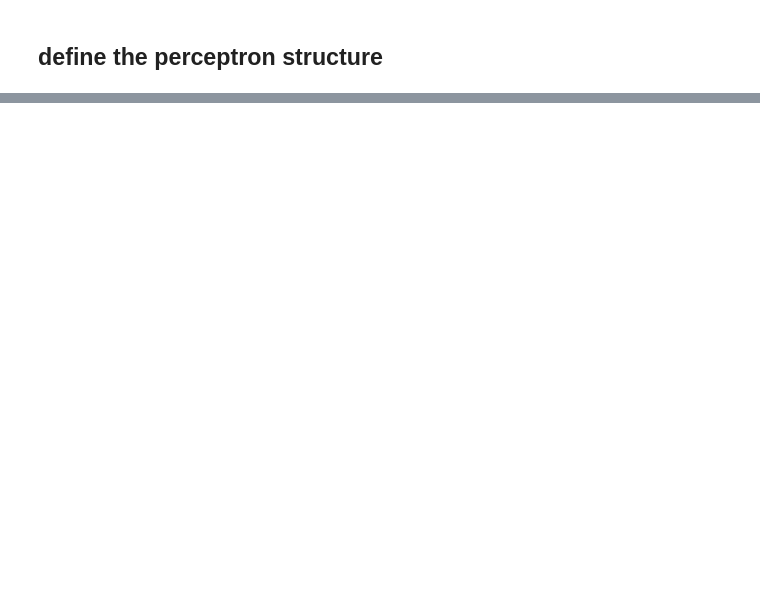
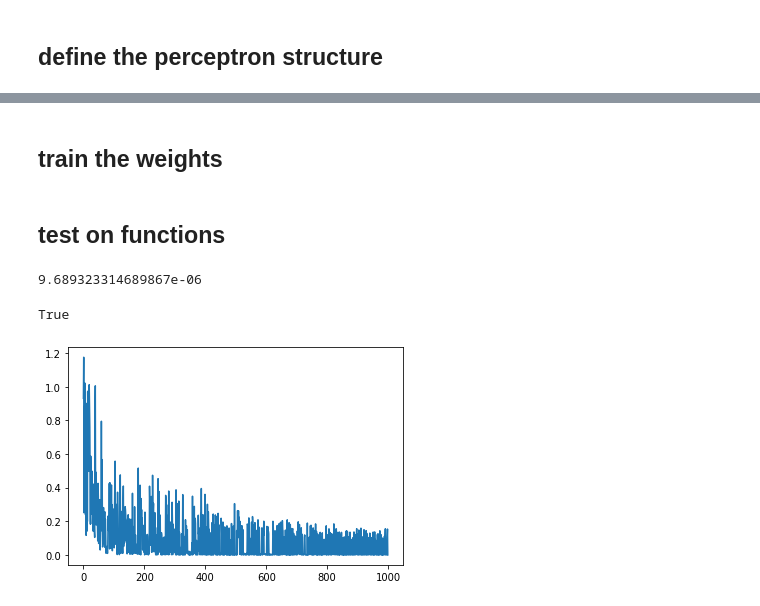
Before and after one commit to samsja/neural_net_educational_framewrok, a Jupyter notebook: linear_separability.ipynb, the cells around one changed output, grey strips where cells are left out. Drawn from its saved outputs; the diff is of its cells as text; code cells hidden in the pictures; blank space fills up the shorter version.

```diff
--- a/linear_separability.ipynb
+++ b/linear_separability.ipynb
@@ -32,2 +19,4 @@ array([[-1.,  1., -1., -1., -1.,  1.,  1.,  1., -1., -1., -1.,  1.,  1.,
+# %%
+test_output = np.array( [1, 1, 1, 1, 1, 1, -1, -1, 1, 1, 1, 1, 1, -1, 1, -1] )
 # %% [markdown]
 ## define the perceptron structure
@@ -67,13 +52,10 @@ class Perceptron:
 
 
     def activate(self,x):
-        if not(x.shape== (self.n,)):
-            raise ValueError(f"input values should be of shape ({self.n},) but it is {x.shape}")
-
-        return self.activation_function(self.w@x + self.b)
+        return self.activation_function(self.w.T@x + self.b)
 
     def derivate(self,x):
-        return self.derivate_activation_function(self.w@x + self.b)
+        return self.derivate_activation_function(self.w.T@x + self.b)
 # %%
 activation_func = lambda x : np.tanh(x/2)
 # %%
@@ -93,12 +75,15 @@ neuron.derivate(outputs[0])
 # %%
 def energy_func(p,inputs,real_value):
-    return (((p.activate(inputs)-real_value)**2)/2).sum()
+    return (((p.activate(inputs)-real_value)**2)/2).mean()
 
 def grad_enery(p,inputs,real_value):
 
-    grad_w = 2*(p.activate(inputs)-real_value)*inputs*p.derivate(inputs)
+    grad_w = 2*((p.activate(inputs)-real_value)/2)*inputs*p.derivate(inputs)
 
-    grad_b = 2*(p.activate(inputs)-real_value)*p.derivate(inputs)
+    grad_b = 2*((p.activate(inputs)-real_value)/2)*p.derivate(inputs)
 
-    return grad_w,grad_b
+    if len(grad_w.shape) > 1:
+        return np.concatenate((grad_w,np.expand_dims(grad_b,axis=0))).mean(axis=1)
+    else:
+        return np.concatenate((grad_w,np.expand_dims(grad_b,axis=0)))
 # %%
@@ -120,0 +101,2 @@ derivate_activation_func()
+# %% [markdown]
+## train the weights
@@ -120,0 +147,5 @@ derivate_activation_func()
+# %% [markdown]
+## test on functions
+# %%
+nb_epoch=int(1e3)
+lr = 0.02
@@ -120,0 +154,6 @@ derivate_activation_func()
+# %%
+check_for_linear_separability(inputs,test_output,nb_epoch,lr=lr*inputs.shape[0],method="sto")
+# %% [output]
+9.689323314689867e-06
+True
+[figure, added]
```
Also changed, not shown: parts of 21 cells of this notebook.
